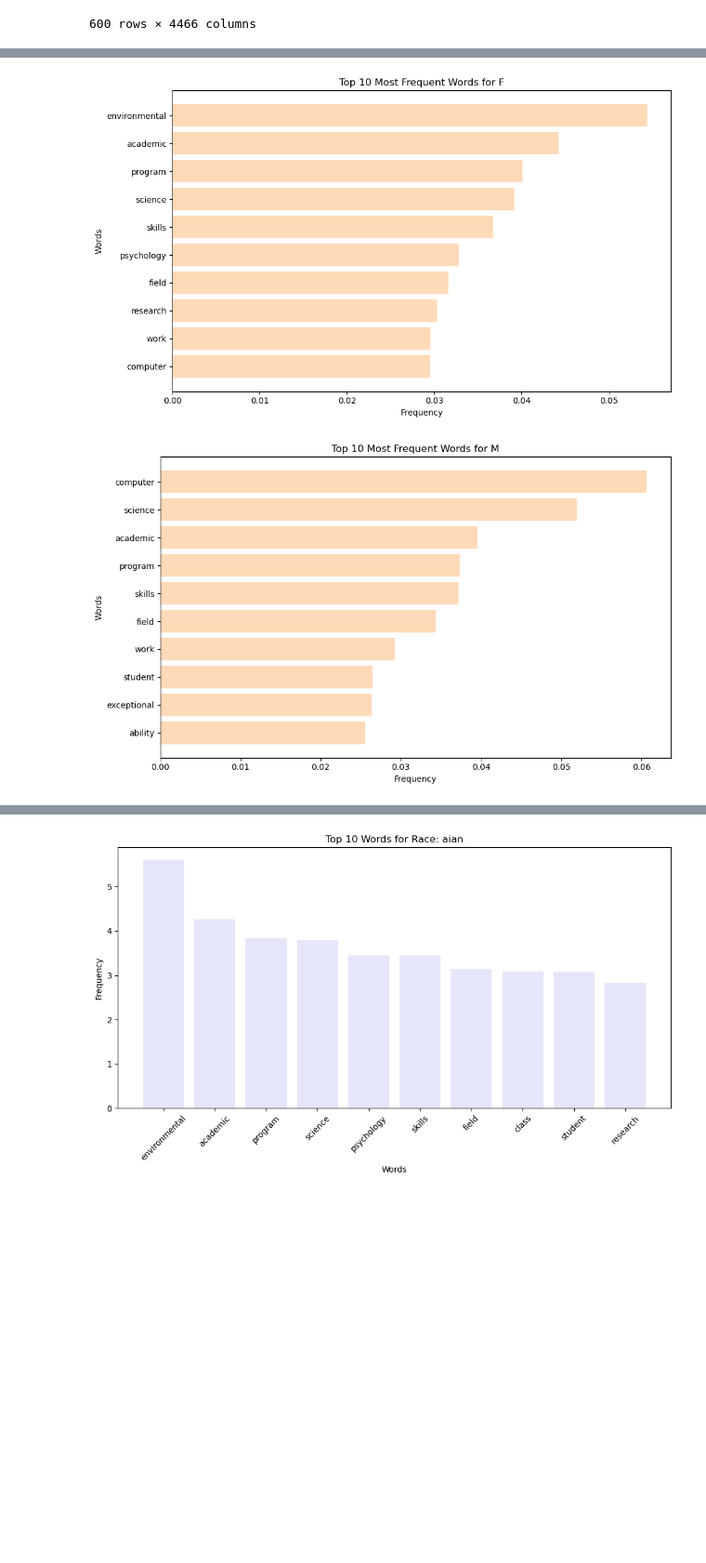
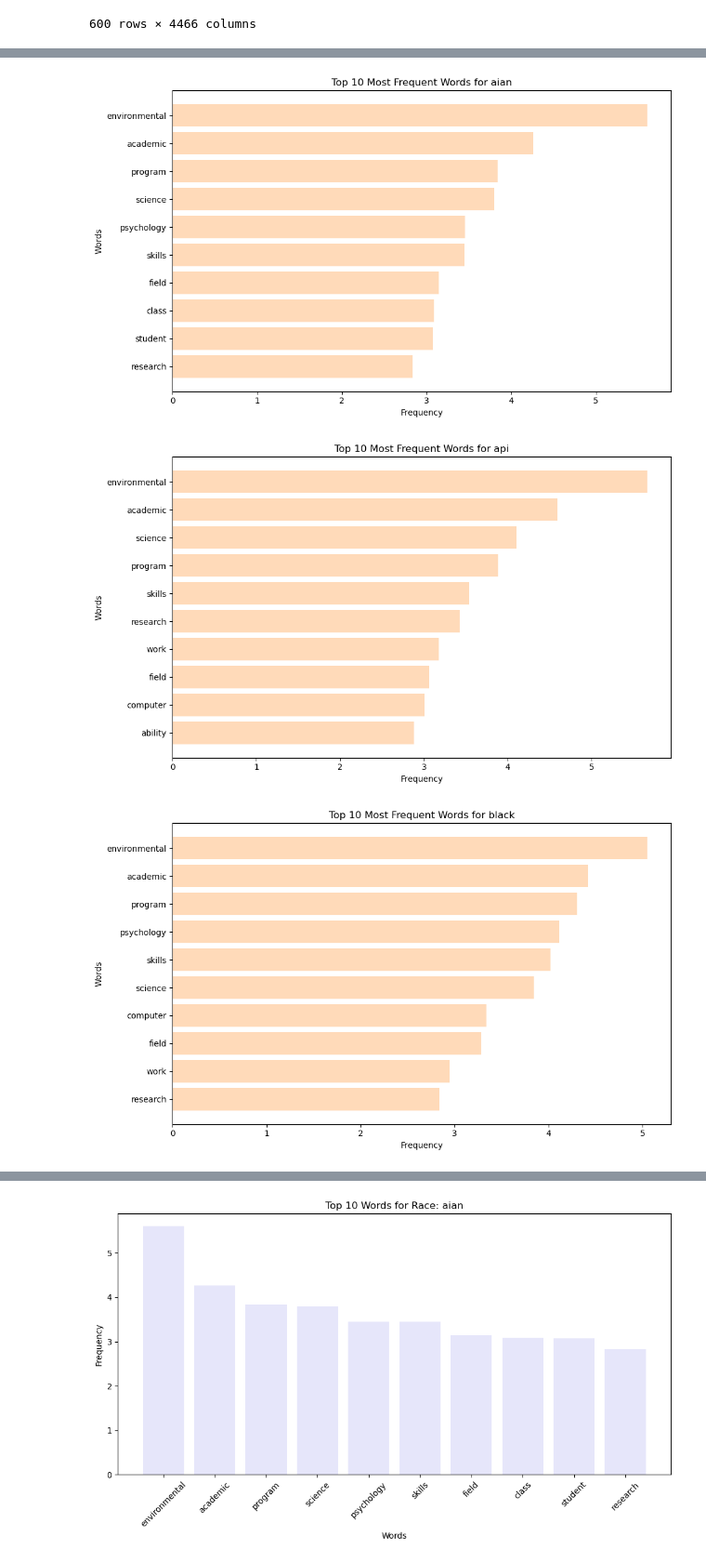
Before and after one commit to wohmas/Group13_Project, a Jupyter notebook: Project.ipynb, the cells around one changed output, grey strips where cells are left out. Shown at 93% size. Saved outputs shown, nothing was run; the diff lists cells and outputs as text; code cells hidden in the pictures; blank space fills up the shorter version.

```diff
--- a/Project.ipynb
+++ b/Project.ipynb
@@ -241,9 +241,8 @@ plt.show()
 # %%
-# Define the number of top words to display
-top_n = 10
+def inverseBar(title, scores):
+    # Define the number of top words to display
+    top_n = 10
 
-# Iterate over each gender and create a bar graph
-for gender, scores in gender_grouped.items():
     # Sort the scores to get the top words
     sorted_scores = sorted(scores.items(), key=lambda x: x[1], reverse=True)
     top_scores = sorted_scores[:top_n]
@@ -255,12 +254,21 @@ for gender, scores in gender_grouped.items():
     # Create the bar graph
     plt.figure(figsize=(10, 6))
     plt.barh(top_words, top_scores, color='peachpuff')
-    plt.title(f"Top {top_n} Most Frequent Words for {gender}")
+    plt.title(f"Top {top_n} Most Frequent Words for {title}")
     plt.xlabel("Frequency")
     plt.ylabel("Words")
     plt.gca().invert_yaxis()  # Invert the y-axis to show highest words at the top
     plt.tight_layout()
     plt.show()
-# %% [output]
-[figure, removed]
-[figure, removed]
+# %%
+# Iterate over each race and create bar graphs
+for race, scores in race_grouped.items():
+    inverseBar(race, scores)
+
+# Iterate over each gender and create bar graphs
+for gender, scores in gender_grouped.items():
+    inverseBar(gender, scores)
+# %% [output]
+[figure, added]
+[figure, added]
+[figure, added]
```
Also changed, not shown: parts of 4 cells of this notebook.
